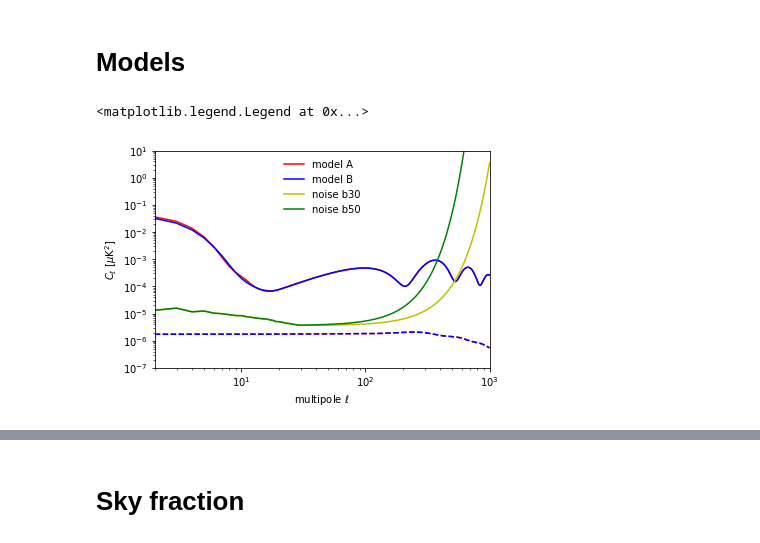
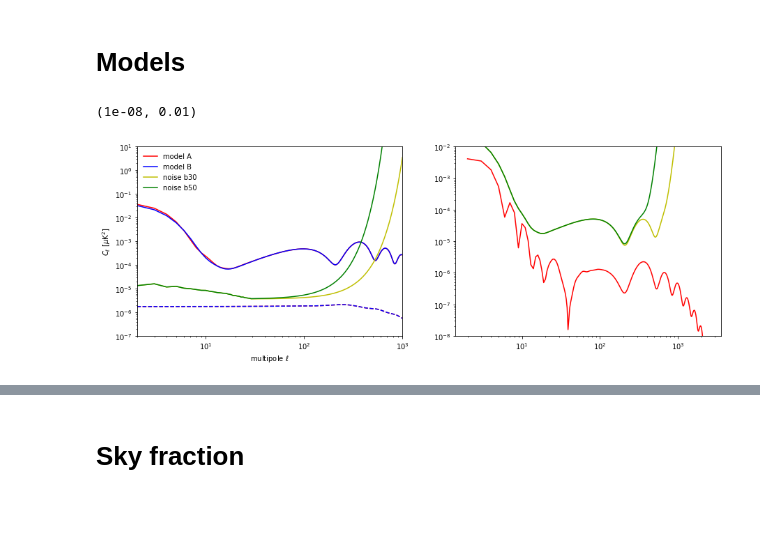
Before and after one commit to litebird/reionization, a Jupyter notebook: LB_forecast_Paris/lbreio.ipynb, the cells around one changed output, grey strips where cells are left out. Saved outputs shown, nothing was run; the diff lists cells and outputs as text; code cells hidden in the pictures; blank space fills up the shorter version.

```diff
--- a/LB_forecast_Paris/lbreio.ipynb
+++ b/LB_forecast_Paris/lbreio.ipynb
@@ -32,24 +33,31 @@ MCtools.parname["reionization_width"] = "$\Delta z$"
 # %%
 #noise
 DATAdir = "/sps/planck/Users/tristram/Soft/LiteBIRD/Reio/modules/data/litebird"
 modelA = np.loadtxt(f"{DATAdir}/model_A_cl_lensed.dat").T
 modelB = np.loadtxt(f"{DATAdir}/model_B_cl_lensed.dat").T
 noise30 = np.loadtxt( f"{DATAdir}/noise_litebird_only_b30.dat").T
 noise50 = np.loadtxt( f"{DATAdir}/noise_litebird_only_b50.dat").T
 c2d = modelA[0]*(modelA[0]+1)/2/pi
-figure()
+figure(figsize=(15,5))
+subplot( 1, 2, 1)
 plot( modelA[0], modelA[2]*(2.725e6)**2/c2d, 'r', label="model A")
 plot( modelB[0], modelB[2]*(2.725e6)**2/c2d, 'b', label="model B")
 plot( modelA[0], modelA[4]*(2.725e6)**2/c2d, 'r--')
 plot( modelB[0], modelB[4]*(2.725e6)**2/c2d, 'b--')
 plot( noise30[0], noise30[2], 'y', label="noise b30")
 plot( noise50[0], noise50[2], 'g', label="noise b50")
 xlim(2,1000)
 ylim(1e-7,1e1)
 loglog()
 ylabel( "$C_\ell$ [$\mu$K$^2$]")
 xlabel( "multipole $\ell$")
 legend()
+subplot( 1, 2, 2)
+plot( modelA[0], abs(modelA[2]-modelB[2])*(2.725e6)**2/c2d, 'r', label="A-B")
+plot( noise30[0], sqrt(2/(2*modelA[0][:1349]+1))*(modelA[2][:1349]*(2.725e6)**2/c2d[:1349]+noise30[2]), 'y', label="variance b30")
+plot( noise50[0], sqrt(2/(2*modelA[0][:1349]+1))*(modelA[2][:1349]*(2.725e6)**2/c2d[:1349]+noise50[2]), 'g', label="variance b50")
+loglog()
+ylim(1e-8,1e-2)
 # %% [output]
-<matplotlib.legend.Legend at 0x...>
+(1e-08, 0.01)
-[figure, old version]
+[figure, new version]
```
Also changed, not shown: parts of 30 cells of this notebook.
